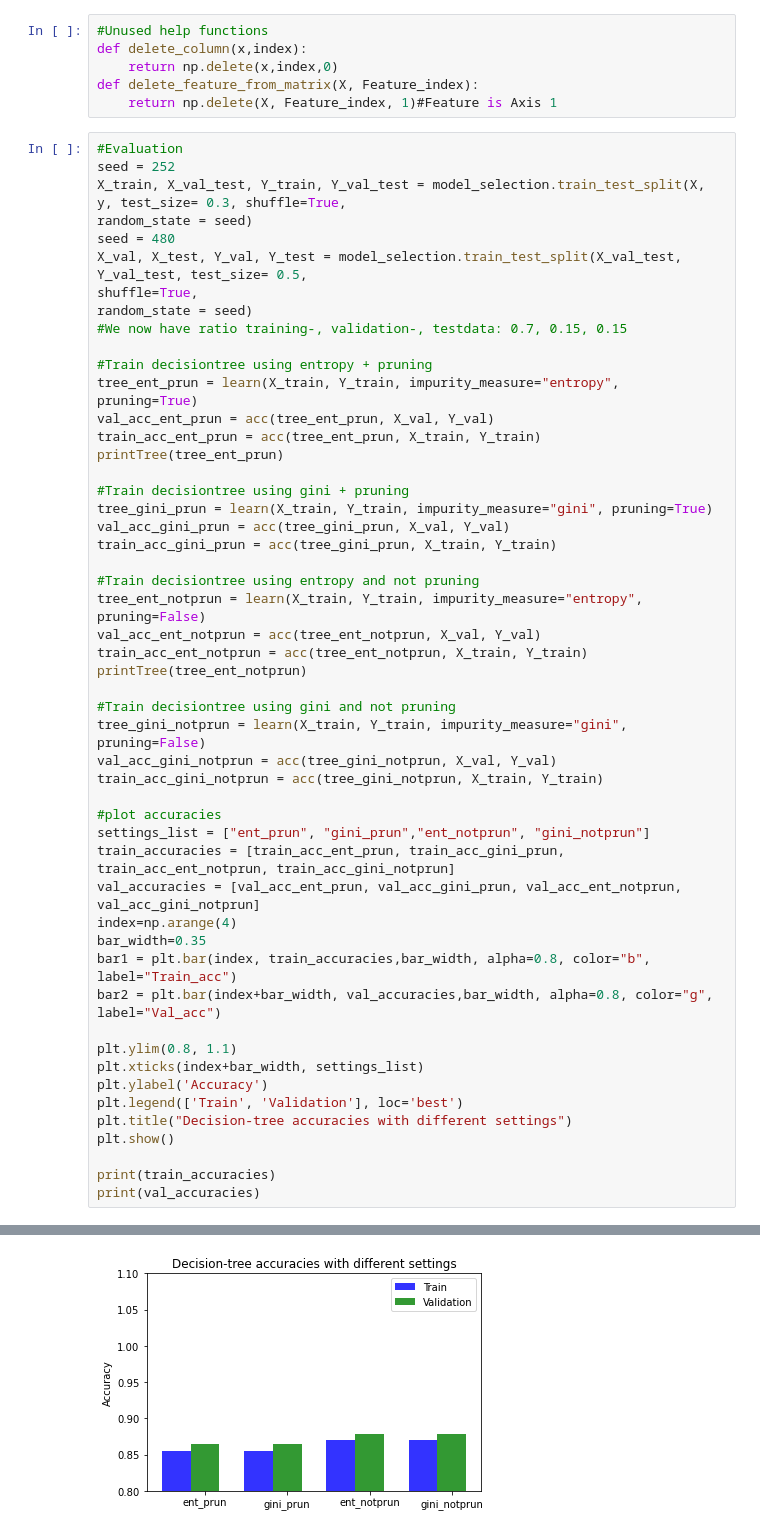
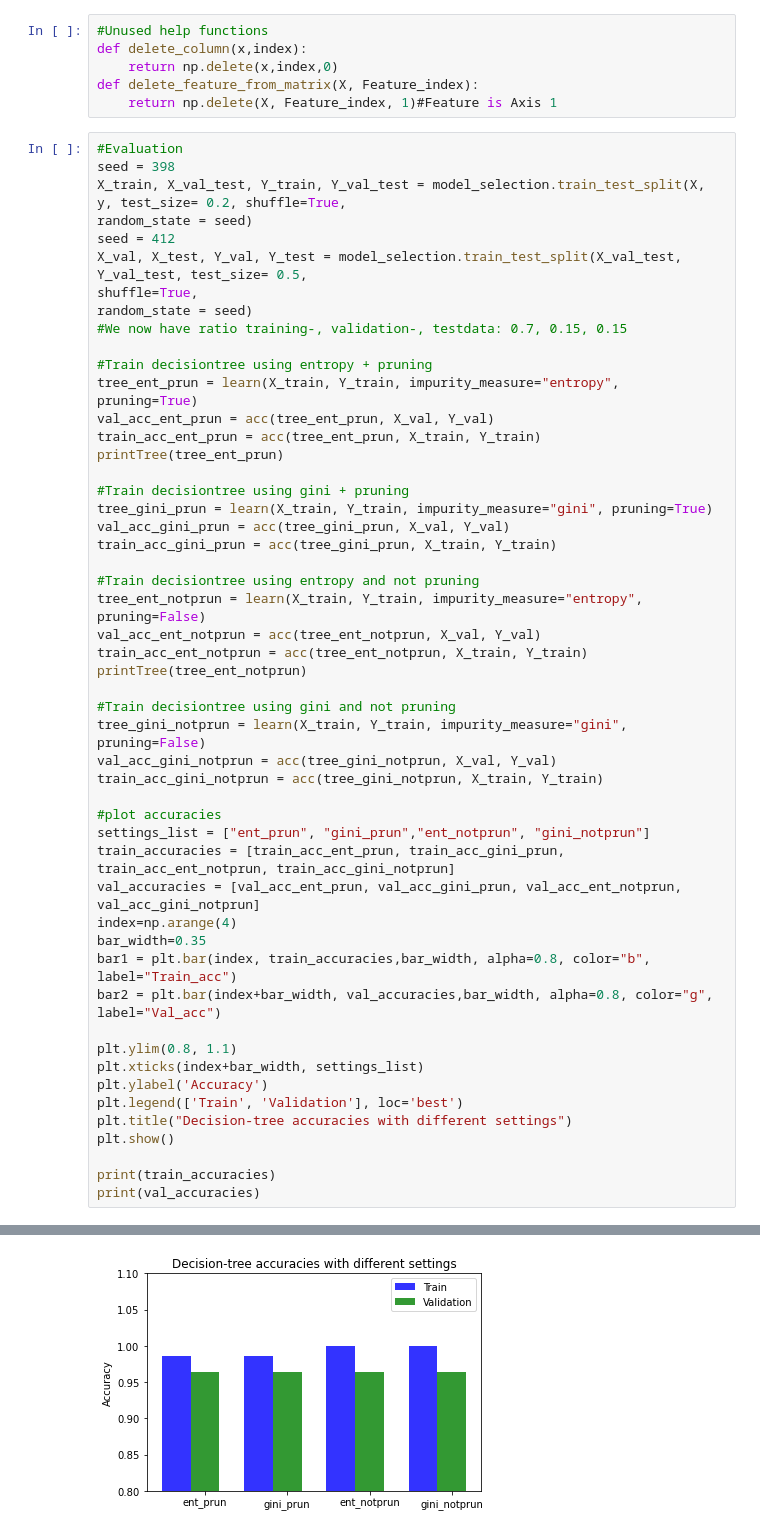
Before and after one commit to ZofieB/INF264-1, a Jupyter notebook: decision_tree.ipynb, the cells around one changed output, grey strips where cells are left out. Cells and saved outputs as stored; diff of their text form.

```diff
--- a/decision_tree.ipynb
+++ b/decision_tree.ipynb
@@ -265,9 +266,9 @@ def delete_feature_from_matrix(X, Feature_index):
     return np.delete(X, Feature_index, 1)#Feature is Axis 1
 # %%
 #Evaluation
-seed = 252
-X_train, X_val_test, Y_train, Y_val_test = model_selection.train_test_split(X, y, test_size= 0.3, shuffle=True,                                                                                     random_state = seed)
-seed = 480
+seed = 398
+X_train, X_val_test, Y_train, Y_val_test = model_selection.train_test_split(X, y, test_size= 0.2, shuffle=True,                                                                                     random_state = seed)
+seed = 412
 X_val, X_test, Y_val, Y_test = model_selection.train_test_split(X_val_test, Y_val_test, test_size= 0.5,                                                                                              shuffle=True,                                                                                                    random_state = seed)
 #We now have ratio training-, validation-, testdata: 0.7, 0.15, 0.15
 
@@ -331,2 +332,2 @@ print(val_accuracies)
             -> 0
-[figure, old version]
+[figure, new version]
```
Also changed, not shown: parts of 4 cells of this notebook.
